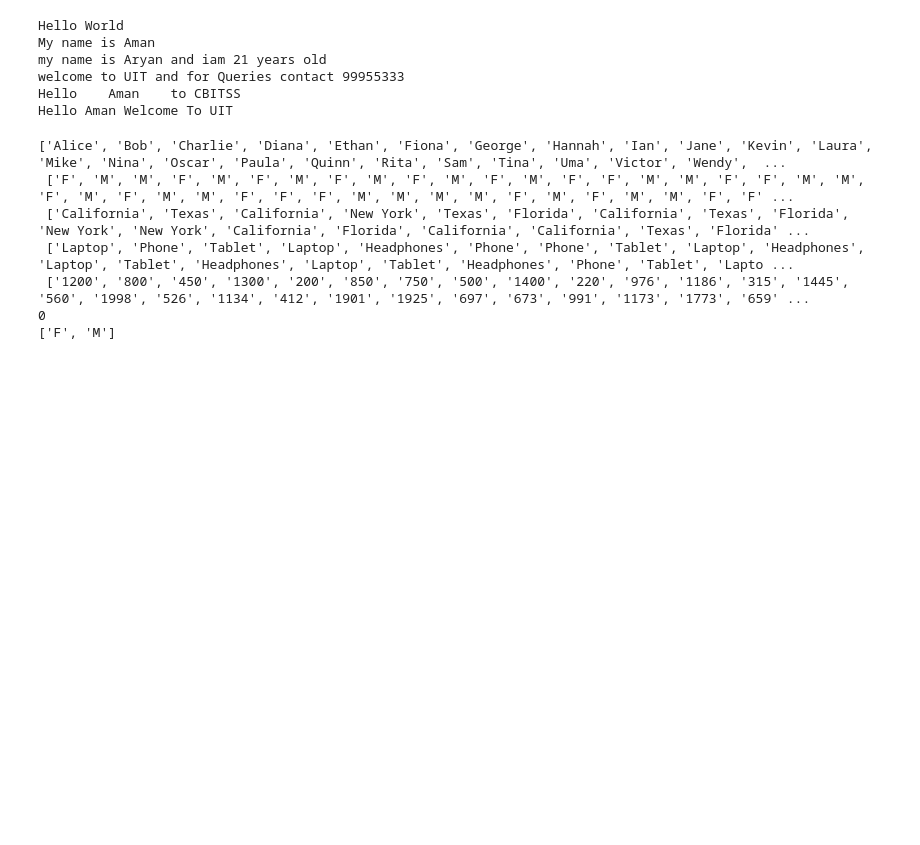
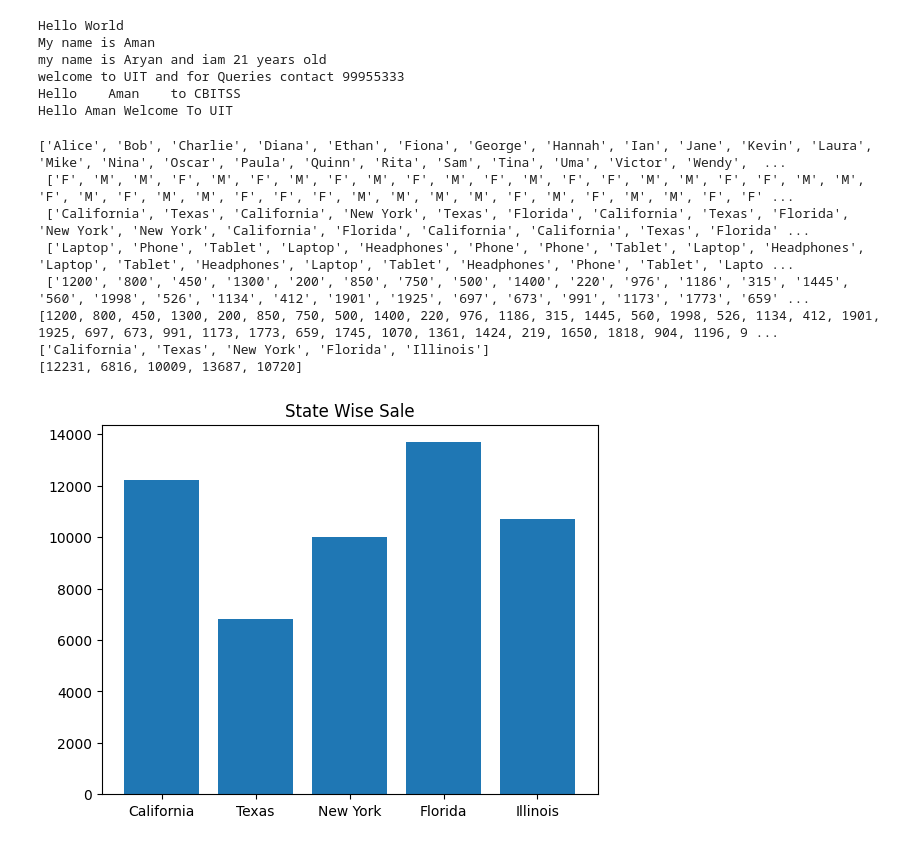
Before and after one commit to SahilKumar-003/Python_Tutor, a Jupyter notebook: Data_Structure.ipynb, the cells around one changed output. Cells and saved outputs as stored; diff of their text form; code cells hidden in the pictures; blank space fills up the shorter version.

```diff
--- a/Data_Structure.ipynb
+++ b/Data_Structure.ipynb
@@ -537,32 +537,49 @@ Hello Aman Welcome To UIT
 # %%
 import csv
 with open("sales.csv","r") as file:
   read = csv.reader(file)
   header = next(read)
   name, gender, state, product, amount = [], [], [], [], []
   for row in read:
     # print(row)
     name.append(row[0])
     gender.append(row[1])
     state.append(row[2])
     product.append(row[3])
     amount.append(row[4])
 print(name,"\n",gender,"\n",state,"\n",product,"\n",amount)
-gender_uniq = []
-for values in gender:
-  if values not in gender_uniq:
-    gender_uniq.append(values)
-print(gender_uniq)
+#converting amount from string to integer
+new_amount = []
+for i in amount:
+  values = int(i)
+  new_amount.append(values)
+print(new_amount)
+
+uniq_state = []
+state_wise_amount = []
+for values in state:
+  if values not in uniq_state:
+    uniq_state.append(values)
+    state_wise_amount.append(0)
+print(uniq_state)
+
+for i in range(len(state)):
+  index = uniq_state.index(state[i])
+  state_wise_amount[index] = state_wise_amount[index] + new_amount[i]
+print(state_wise_amount)
+
 
 import matplotlib.pyplot as plt
-# plt.bar(name,gender_uniq)
-# plt.title("Count of Gender")
-# plt.show()
+plt.bar(uniq_state,state_wise_amount)
+plt.title("State Wise Sale")
+plt.show()
 # %% [output]
 ['Alice', 'Bob', 'Charlie', 'Diana', 'Ethan', 'Fiona', 'George', 'Hannah', 'Ian', 'Jane', 'Kevin', 'Laura', 'Mike', 'Nina', 'Oscar', 'Paula', 'Quinn', 'Rita', 'Sam', 'Tina', 'Uma', 'Victor', 'Wendy',  ...
  ['F', 'M', 'M', 'F', 'M', 'F', 'M', 'F', 'M', 'F', 'M', 'F', 'M', 'F', 'F', 'M', 'M', 'F', 'F', 'M', 'M', 'F', 'M', 'F', 'M', 'M', 'F', 'F', 'F', 'M', 'M', 'M', 'M', 'F', 'M', 'F', 'M', 'M', 'F', 'F' ...
  ['California', 'Texas', 'California', 'New York', 'Texas', 'Florida', 'California', 'Texas', 'Florida', 'New York', 'New York', 'California', 'Florida', 'California', 'California', 'Texas', 'Florida' ...
  ['Laptop', 'Phone', 'Tablet', 'Laptop', 'Headphones', 'Phone', 'Phone', 'Tablet', 'Laptop', 'Headphones', 'Laptop', 'Tablet', 'Headphones', 'Laptop', 'Tablet', 'Headphones', 'Phone', 'Tablet', 'Lapto ...
  ['1200', '800', '450', '1300', '200', '850', '750', '500', '1400', '220', '976', '1186', '315', '1445', '560', '1998', '526', '1134', '412', '1901', '1925', '697', '673', '991', '1173', '1773', '659' ...
-0
-['F', 'M']
+[1200, 800, 450, 1300, 200, 850, 750, 500, 1400, 220, 976, 1186, 315, 1445, 560, 1998, 526, 1134, 412, 1901, 1925, 697, 673, 991, 1173, 1773, 659, 1745, 1070, 1361, 1424, 219, 1650, 1818, 904, 1196, 9 ...
+['California', 'Texas', 'New York', 'Florida', 'Illinois']
+[12231, 6816, 10009, 13687, 10720]
+[figure, added]
```
